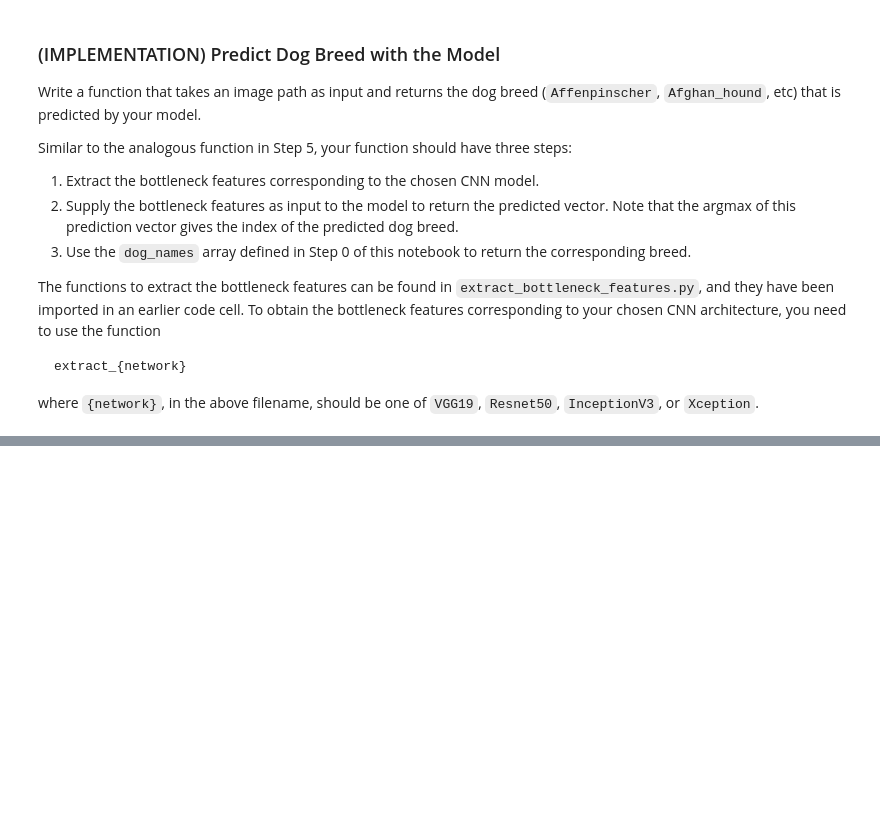
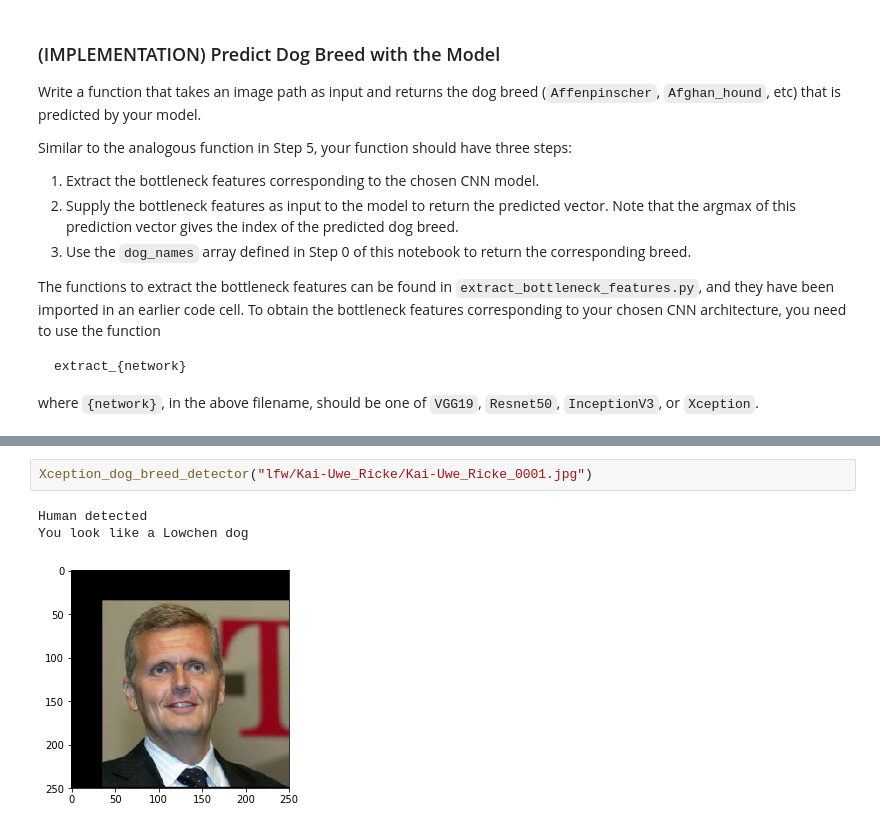
Before and after one commit to CheloGE/MachineLearningProjects, a Jupyter notebook: dog-project-master/dog_app.ipynb, the cells around one changed output, grey strips where cells are left out. Drawn from its saved outputs; the diff is of its cells as text; blank space fills up the shorter version.

```diff
--- a/dog-project-master/dog_app.ipynb
+++ b/dog-project-master/dog_app.ipynb
@@ -682,0 +794,6 @@ __Answer:__
+# %%
+Xception_dog_breed_detector("lfw/Kai-Uwe_Ricke/Kai-Uwe_Ricke_0001.jpg")
+# %% [output]
+Human detected
+You look like a Lowchen dog
+[figure, added]
```
Also changed, not shown: parts of 28 cells of this notebook, 5 other files.
